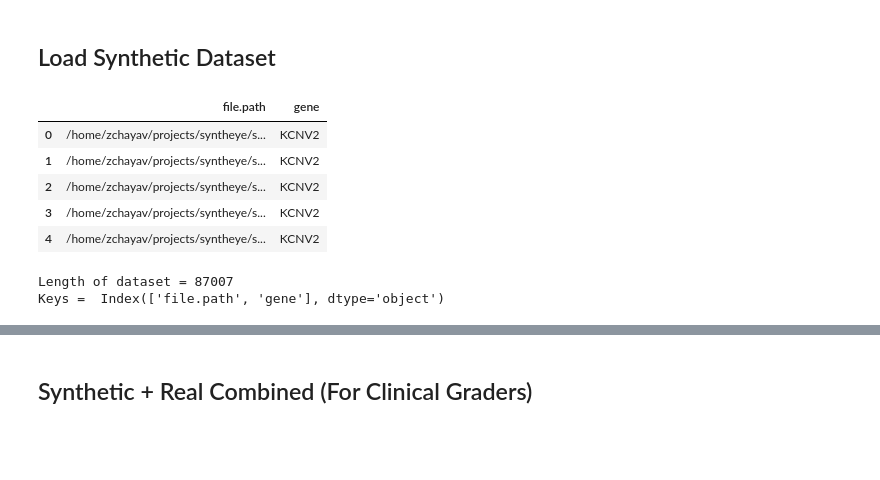
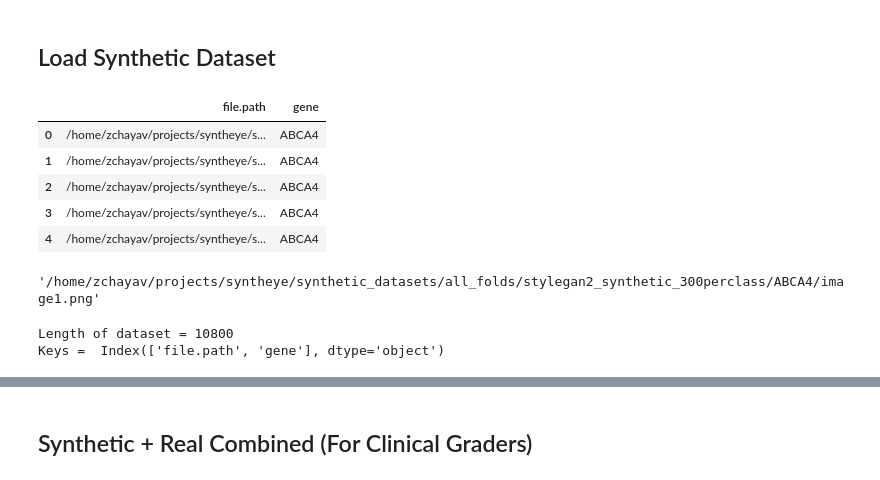
Before and after one commit to pontikos-lab/syntheye, a Jupyter notebook: notebooks/synthetic_real_combined.ipynb, the cells around one changed output, grey strips where cells are left out. Saved outputs shown, nothing was run; the diff lists cells and outputs as text; code cells hidden in the pictures; blank space fills up the shorter version.

```diff
--- a/notebooks/synthetic_real_combined.ipynb
+++ b/notebooks/synthetic_real_combined.ipynb
@@ -87,15 +88,19 @@ real_df.head()
 # %% [markdown]
 ## Load Synthetic Dataset
 # %%
-synthetic_data_path = "synthetic_datasets/dummy_rebalanced/generated_examples.csv"
+synthetic_data_path = "/home/zchayav/projects/syntheye/synthetic_datasets/all_folds/stylegan2_synthetic_300perclass/generated_examples.csv"
 synthetic_df = pd.read_csv(synthetic_data_path)
-# synthetic_df["file.path"] = list(map(os.path.abspath, "synthetic_datasets/"+synthetic_df["file.path"]))
+synthetic_df["file.path"] = list(map(os.path.abspath, synthetic_df["file.path"]))
 # synthetic_df.gene = class_repeats
 synthetic_df.head()
 # %% [output]
 |  | file.path | gene |
-| 0 | /home/zchayav/projects/syntheye/s... | KCNV2 |
-| 1 | /home/zchayav/projects/syntheye/s... | KCNV2 |
-| 2 | /home/zchayav/projects/syntheye/s... | KCNV2 |
-| 3 | /home/zchayav/projects/syntheye/s... | KCNV2 |
-| 4 | /home/zchayav/projects/syntheye/s... | KCNV2 |
+| 0 | /home/zchayav/projects/syntheye/s... | ABCA4 |
+| 1 | /home/zchayav/projects/syntheye/s... | ABCA4 |
+| 2 | /home/zchayav/projects/syntheye/s... | ABCA4 |
+| 3 | /home/zchayav/projects/syntheye/s... | ABCA4 |
+| 4 | /home/zchayav/projects/syntheye/s... | ABCA4 |
+# %%
+synthetic_df.iloc[0]["file.path"]
+# %% [output]
+'/home/zchayav/projects/syntheye/synthetic_datasets/all_folds/stylegan2_synthetic_300perclass/ABCA4/image1.png'
@@ -103,7 +110,7 @@ synthetic_df.head()
 print("Length of dataset = " + str(len(synthetic_df)))
 print("Keys = ", synthetic_df.keys())
 # %% [output]
-Length of dataset = 87007
+Length of dataset = 10800
 Keys =  Index(['file.path', 'gene'], dtype='object')
 # %%
 combined_dataset = real_df.merge(synthetic_df, how="outer")
```
Also changed, not shown: parts of 8 cells of this notebook, 9 other files.
